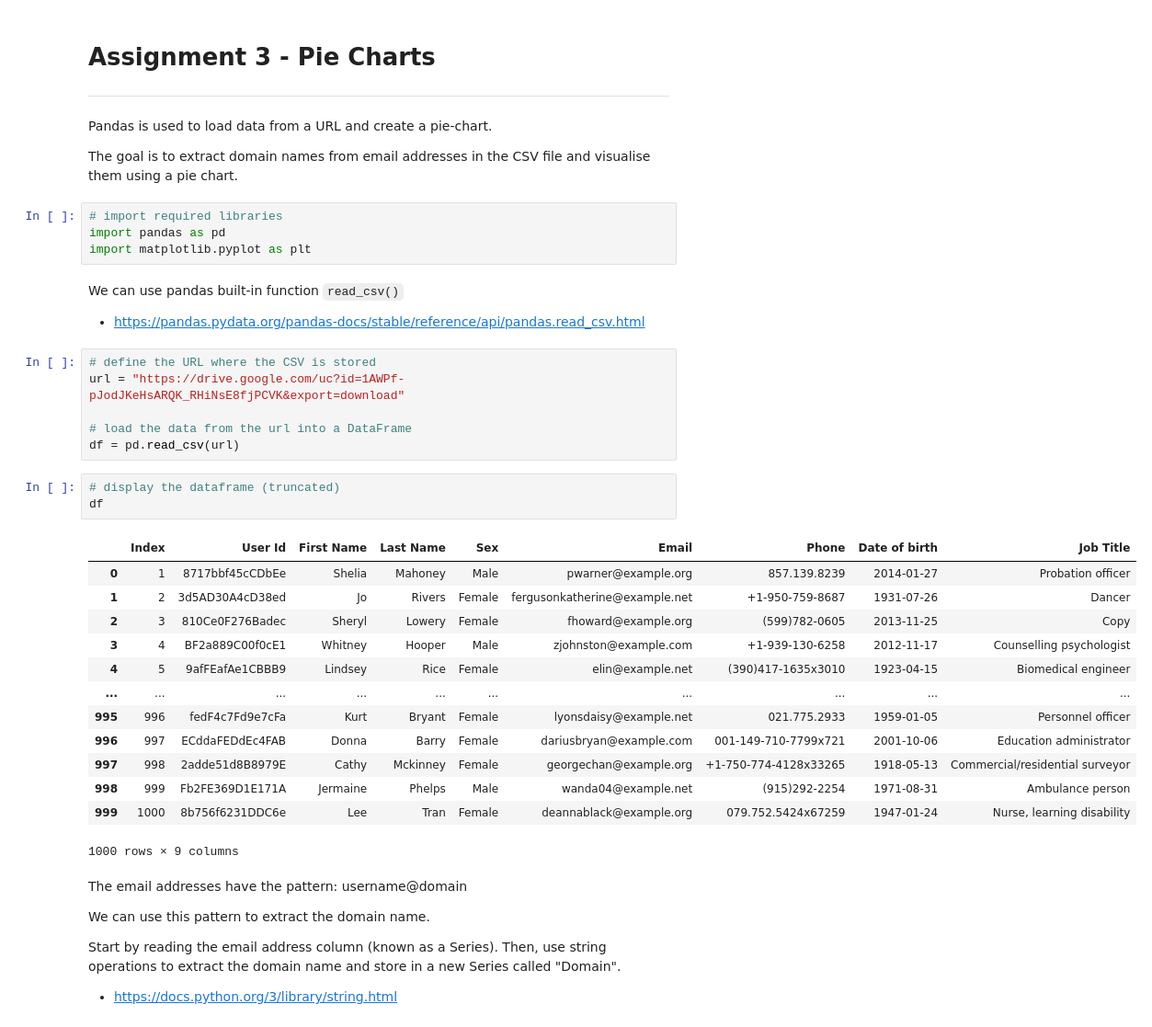
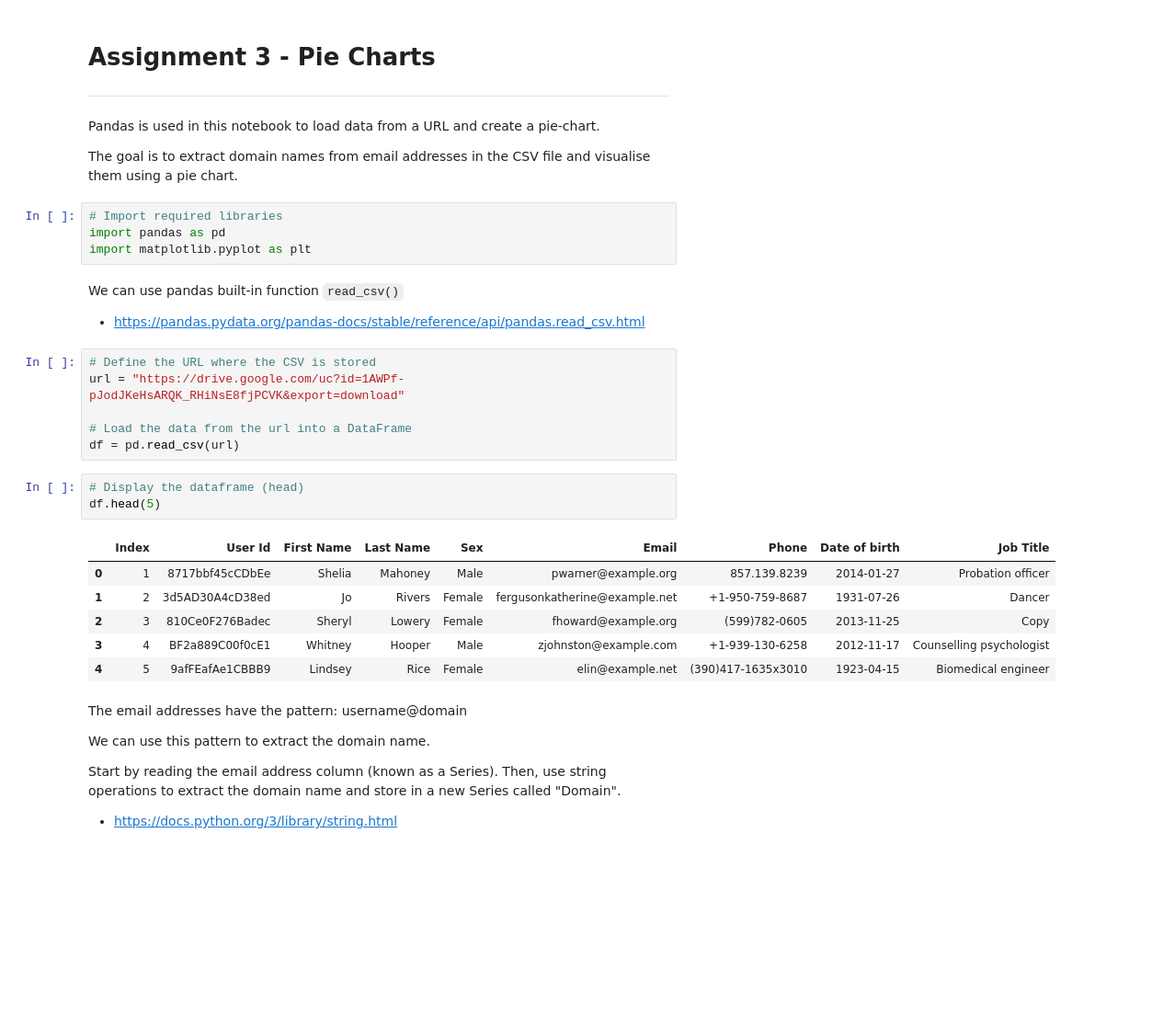
Before and after one commit to holmstead/PFDA, a Jupyter notebook: assignments/assignment03-pie.ipynb, the cells around one changed output. Shown: that part at 92% size. Cells and saved outputs as stored; diff of their text form; blank space fills up the shorter version.

```diff
--- a/assignments/assignment03-pie.ipynb
+++ b/assignments/assignment03-pie.ipynb
@@ -3,11 +3,11 @@
 
 ***
 # %% [markdown]
-Pandas is used to load data from a URL and create a pie-chart.
+Pandas is used in this notebook to load data from a URL and create a pie-chart.
 
 The goal is to extract domain names from email addresses in the CSV file and visualise them using a pie chart.
 # %%
-# import required libraries
+# Import required libraries
 import pandas as pd
 import matplotlib.pyplot as plt
 # %% [markdown]
@@ -15,28 +15,21 @@ We can use pandas built-in function `read_csv()`
 
 - https://pandas.pydata.org/pandas-docs/stable/reference/api/pandas.read_csv.html
 # %%
-# define the URL where the CSV is stored
+# Define the URL where the CSV is stored
 url = "https://drive.google.com/uc?id=1AWPf-pJodJKeHsARQK_RHiNsE8fjPCVK&export=download"
 
-# load the data from the url into a DataFrame
+# Load the data from the url into a DataFrame
 df = pd.read_csv(url)
 # %%
-# display the dataframe (truncated)
-df
+# Display the dataframe (head)
+df.head(5)
 # %% [output]
 |  | Index | User Id | First Name | Last Name | Sex | Email | Phone | Date of birth | Job Title |
 | 0 | 1 | 8717bbf45cCDbEe | Shelia | Mahoney | Male | pwarner@example.org | 857.139.8239 | 2014-01-27 | Probation officer |
 | 1 | 2 | 3d5AD30A4cD38ed | Jo | Rivers | Female | fergusonkatherine@example.net | +1-950-759-8687 | 1931-07-26 | Dancer |
 | 2 | 3 | 810Ce0F276Badec | Sheryl | Lowery | Female | fhoward@example.org | (599)782-0605 | 2013-11-25 | Copy |
 | 3 | 4 | BF2a889C00f0cE1 | Whitney | Hooper | Male | zjohnston@example.com | +1-939-130-6258 | 2012-11-17 | Counselling psychologist |
 | 4 | 5 | 9afFEafAe1CBBB9 | Lindsey | Rice | Female | elin@example.net | (390)417-1635x3010 | 1923-04-15 | Biomedical engineer |
-| ... | ... | ... | ... | ... | ... | ... | ... | ... | ... |
-| 995 | 996 | fedF4c7Fd9e7cFa | Kurt | Bryant | Female | lyonsdaisy@example.net | 021.775.2933 | 1959-01-05 | Personnel officer |
-| 996 | 997 | ECddaFEDdEc4FAB | Donna | Barry | Female | dariusbryan@example.com | 001-149-710-7799x721 | 2001-10-06 | Education administrator |
-| 997 | 998 | 2adde51d8B8979E | Cathy | Mckinney | Female | georgechan@example.org | +1-750-774-4128x33265 | 1918-05-13 | Commercial/residential surveyor |
-| 998 | 999 | Fb2FE369D1E171A | Jermaine | Phelps | Male | wanda04@example.net | (915)292-2254 | 1971-08-31 | Ambulance person |
-| 999 | 1000 | 8b756f6231DDC6e | Lee | Tran | Female | deannablack@example.org | 079.752.5424x67259 | 1947-01-24 | Nurse, learning disability |
-1000 rows × 9 columns
 # %% [markdown]
 The email addresses have the pattern: username@domain
 
```
Also changed, not shown: parts of 6 cells of this notebook.
